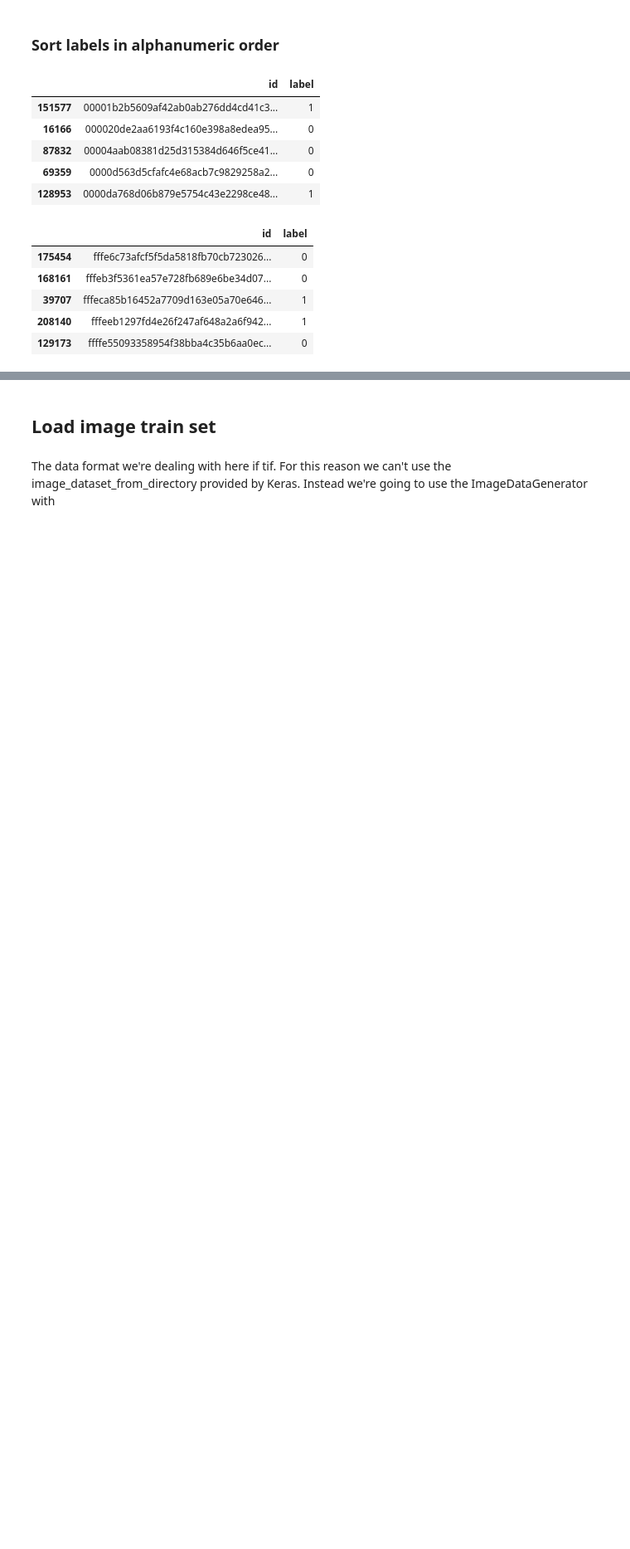
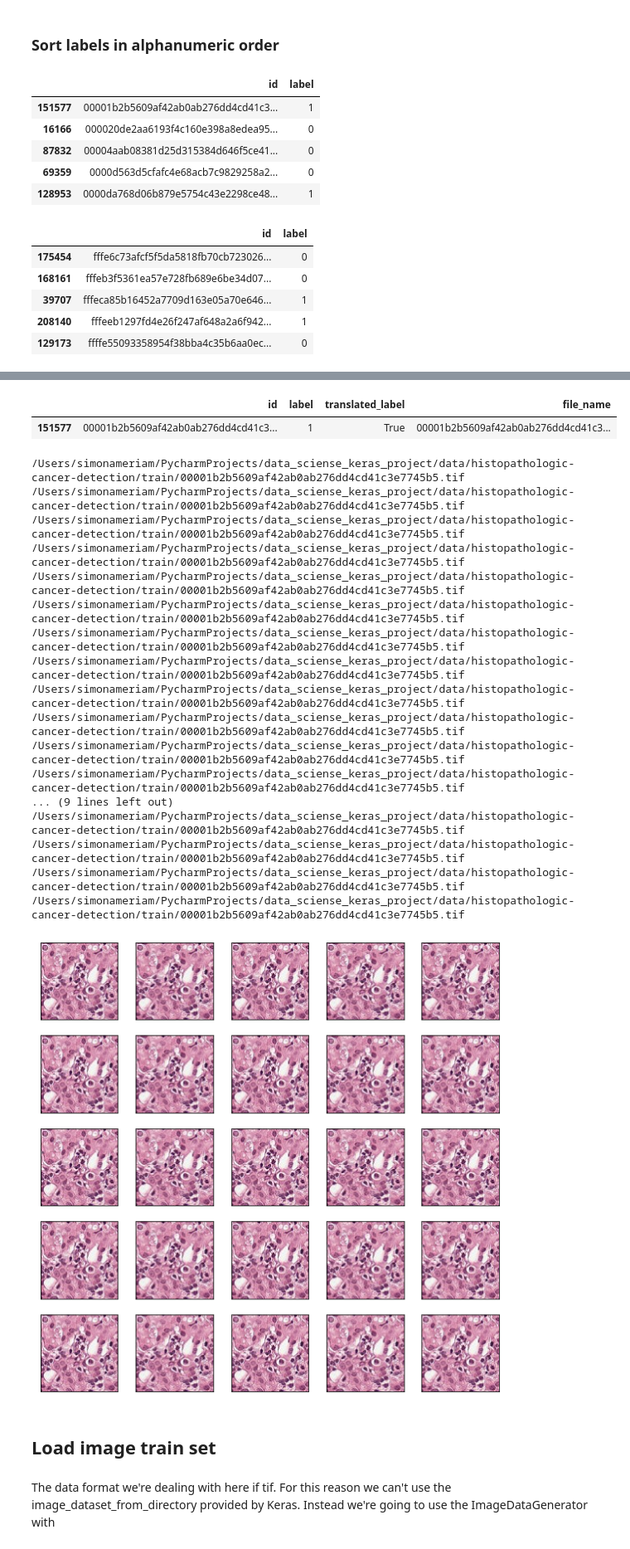
Before and after one commit to alexakh95/datasciense-uni-project, a Jupyter notebook: notebooks/histopathologic_cancer_detection/project.ipynb, the cells around one changed output, grey strips where cells are left out. Shown at 83% size. Cells and saved outputs as stored; diff of their text form; code cells hidden in the pictures; blank space fills up the shorter version.

Commit message:
added image visualisation and discussion in regards to images and labels

```diff
--- a/notebooks/histopathologic_cancer_detection/project.ipynb
+++ b/notebooks/histopathologic_cancer_detection/project.ipynb
@@ -1,10 +1,13 @@
 # %%
+import cv2 as cv
 import matplotlib.pyplot as plt
 import numpy as np
 import pandas as pd
 import seaborn as sns
-
+import logging
 import tensorflow as tf
 
 from tensorflow.keras import datasets, layers, models
+
+logger = logging.getLogger()
 # %%
@@ -69,6 +72,56 @@ y_train_sorted.loc[y_train_sorted['label'] == 0,'translated_label'] = 'False'
 y_train_sorted.loc[y_train_sorted['label'] == 1,'translated_label'] = 'True'
 
 y_train_sorted["file_name"] = y_train_sorted["id"].astype(str) + ".tif"
+# %%
+y_train_sorted.iloc[[0]]
+# %% [output]
+|  | id | label | translated_label | file_name |
+| 151577 | 00001b2b5609af42ab0ab276dd4cd41c3... | 1 | True | 00001b2b5609af42ab0ab276dd4cd41c3... |
+# %%
+plt.figure(figsize=(10,10))
+
+for i in range(25):
+    current_row = y_train_sorted.iloc[[i]]
+
+    plt.subplot(5,5,i+1)
+    plt.xticks([])
+    plt.yticks([])
+    plt.grid(False)
+
+    current_file_name = current_row['file_name']
+    curr_file_path = f"{X_data_directory}{current_file_name}"
+    curr_file_path = "/Users/simonameriam/PycharmProjects/data_sciense_keras_project/data/histopathologic-cancer-detection/train/00001b2b5609af42ab0ab276dd4cd41c3e7745b5.tif"
+    print(curr_file_path)
+
+    try:
+        img = plt.imread(curr_file_path)
+        plt.imshow(img)
+#
+
+#         plt.xlabel(str(current_row['translated_label']))
+    except Exception as e:
+        logger.error("A problem happened while trying to represent the image", e)
+
+plt.show()
+# %% [output]
+/Users/simonameriam/PycharmProjects/data_sciense_keras_project/data/histopathologic-cancer-detection/train/00001b2b5609af42ab0ab276dd4cd41c3e7745b5.tif
+/Users/simonameriam/PycharmProjects/data_sciense_keras_project/data/histopathologic-cancer-detection/train/00001b2b5609af42ab0ab276dd4cd41c3e7745b5.tif
+/Users/simonameriam/PycharmProjects/data_sciense_keras_project/data/histopathologic-cancer-detection/train/00001b2b5609af42ab0ab276dd4cd41c3e7745b5.tif
+/Users/simonameriam/PycharmProjects/data_sciense_keras_project/data/histopathologic-cancer-detection/train/00001b2b5609af42ab0ab276dd4cd41c3e7745b5.tif
+/Users/simonameriam/PycharmProjects/data_sciense_keras_project/data/histopathologic-cancer-detection/train/00001b2b5609af42ab0ab276dd4cd41c3e7745b5.tif
+/Users/simonameriam/PycharmProjects/data_sciense_keras_project/data/histopathologic-cancer-detection/train/00001b2b5609af42ab0ab276dd4cd41c3e7745b5.tif
+/Users/simonameriam/PycharmProjects/data_sciense_keras_project/data/histopathologic-cancer-detection/train/00001b2b5609af42ab0ab276dd4cd41c3e7745b5.tif
+/Users/simonameriam/PycharmProjects/data_sciense_keras_project/data/histopathologic-cancer-detection/train/00001b2b5609af42ab0ab276dd4cd41c3e7745b5.tif
+/Users/simonameriam/PycharmProjects/data_sciense_keras_project/data/histopathologic-cancer-detection/train/00001b2b5609af42ab0ab276dd4cd41c3e7745b5.tif
+/Users/simonameriam/PycharmProjects/data_sciense_keras_project/data/histopathologic-cancer-detection/train/00001b2b5609af42ab0ab276dd4cd41c3e7745b5.tif
+/Users/simonameriam/PycharmProjects/data_sciense_keras_project/data/histopathologic-cancer-detection/train/00001b2b5609af42ab0ab276dd4cd41c3e7745b5.tif
+/Users/simonameriam/PycharmProjects/data_sciense_keras_project/data/histopathologic-cancer-detection/train/00001b2b5609af42ab0ab276dd4cd41c3e7745b5.tif
+... (9 lines left out)
+/Users/simonameriam/PycharmProjects/data_sciense_keras_project/data/histopathologic-cancer-detection/train/00001b2b5609af42ab0ab276dd4cd41c3e7745b5.tif
+/Users/simonameriam/PycharmProjects/data_sciense_keras_project/data/histopathologic-cancer-detection/train/00001b2b5609af42ab0ab276dd4cd41c3e7745b5.tif
+/Users/simonameriam/PycharmProjects/data_sciense_keras_project/data/histopathologic-cancer-detection/train/00001b2b5609af42ab0ab276dd4cd41c3e7745b5.tif
+/Users/simonameriam/PycharmProjects/data_sciense_keras_project/data/histopathologic-cancer-detection/train/00001b2b5609af42ab0ab276dd4cd41c3e7745b5.tif
+[figure, added]
 # %% [markdown]
 ## Load image train set
 # %% [markdown]
```
Also changed, not shown: parts of 3 cells of this notebook.
